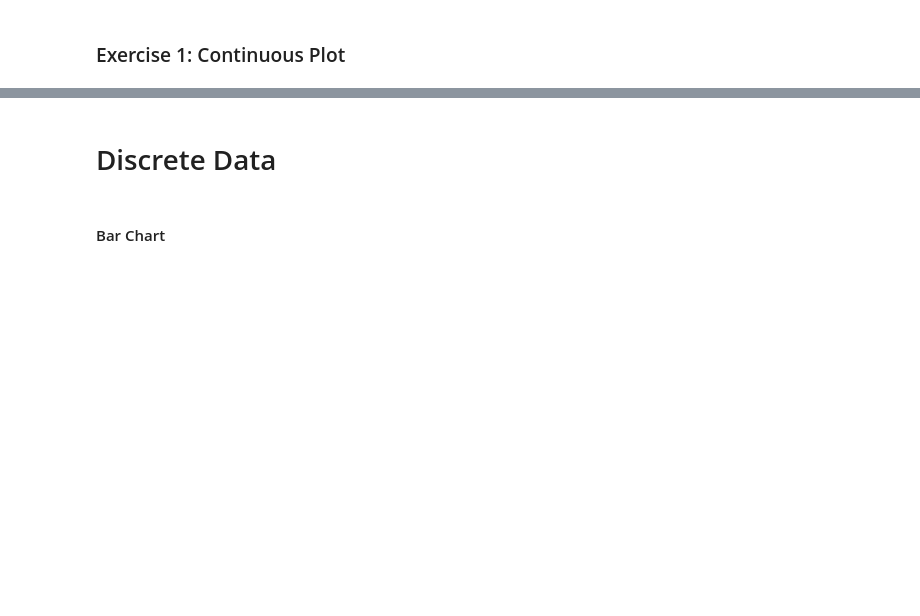
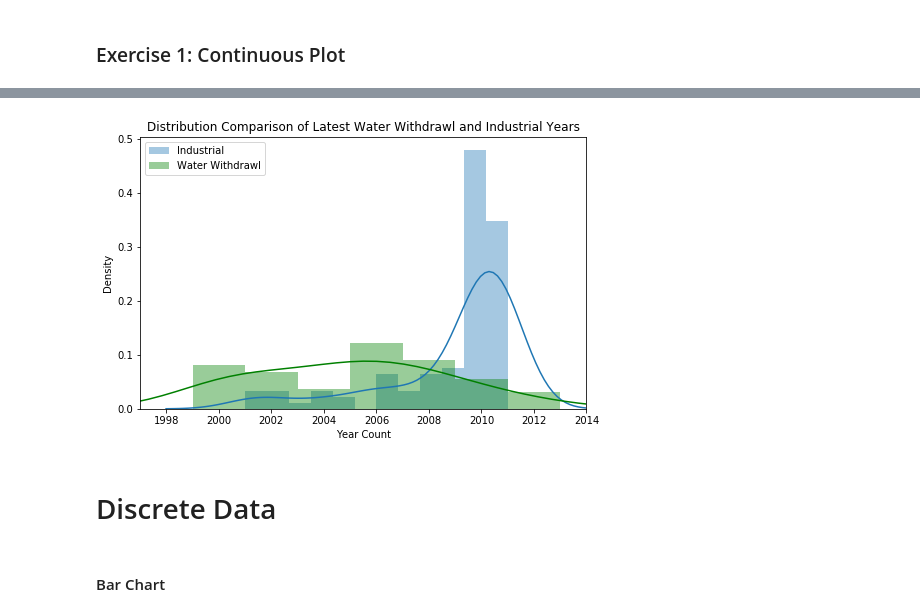
Before and after one commit to yuyang-zhong/dss-s19, a Jupyter notebook: BADSS/BADSS-Workshop 3.ipynb, the cells around one changed output, grey strips where cells are left out. Saved outputs shown, nothing was run; the diff lists cells and outputs as text; code cells hidden in the pictures; blank space fills up the shorter version.

```diff
--- a/BADSS/BADSS-Workshop 3.ipynb
+++ b/BADSS/BADSS-Workshop 3.ipynb
@@ -77,16 +103,19 @@ Plot an overlay histogram showing the distribution of the `LastestIndustrialData
 <img src="plot1.png" />
 # %%
 plt.figure(figsize=(8,5))
-...
-...
+sns.distplot(d.LatestIndustrialData, kde= True)
+sns.distplot(d.LatestWaterWithdrawalData, kde=True, color = "green")
 
 # Remember to label your axes and give your plot a title.
-...
-...
-...
+plt.ylabel("Density")
+plt.xlabel("Year Count")
+plt.title("Distribution Comparison of Latest Water Withdrawl and Industrial Years")
 
-plt.legend(...)
-plt.xlim(...);
+
+plt.legend(("Industrial", "Water Withdrawl"))
+plt.xlim(1997, 2014);
+# %% [output]
+[figure, added]
 # %% [markdown]
 # Discrete Data
 # %% [markdown]
```
Also changed, not shown: parts of 27 cells of this notebook.
